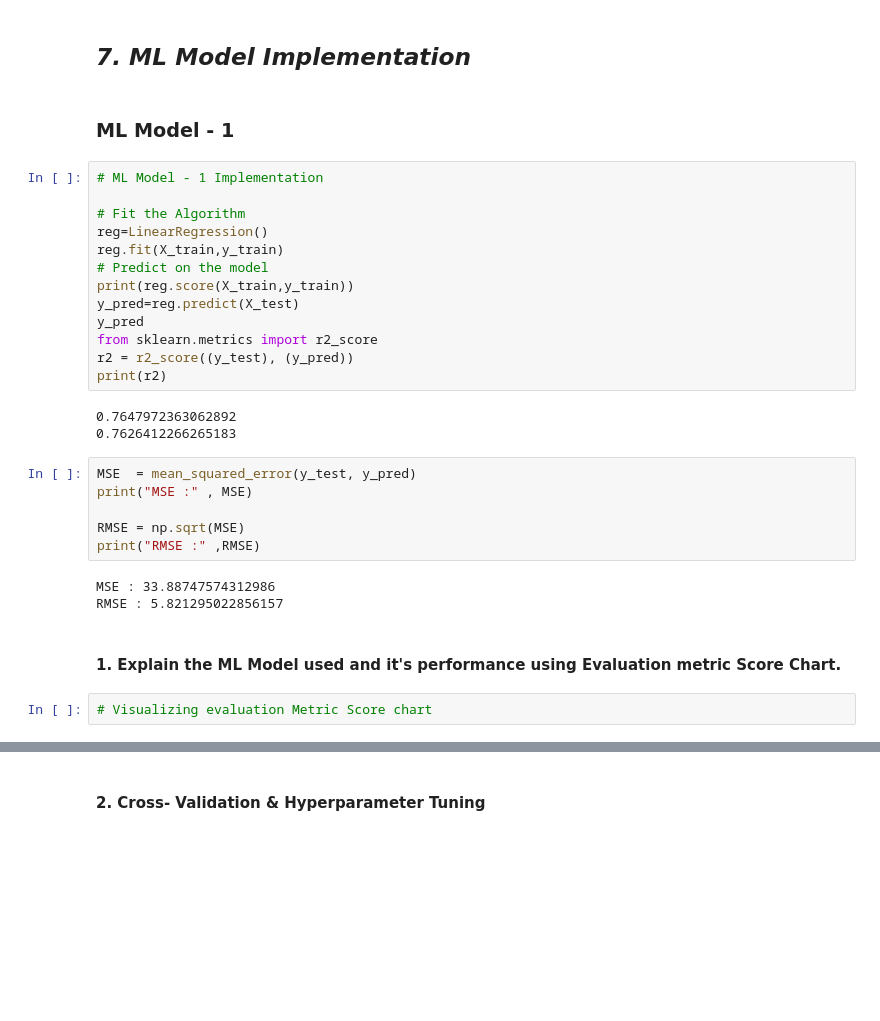
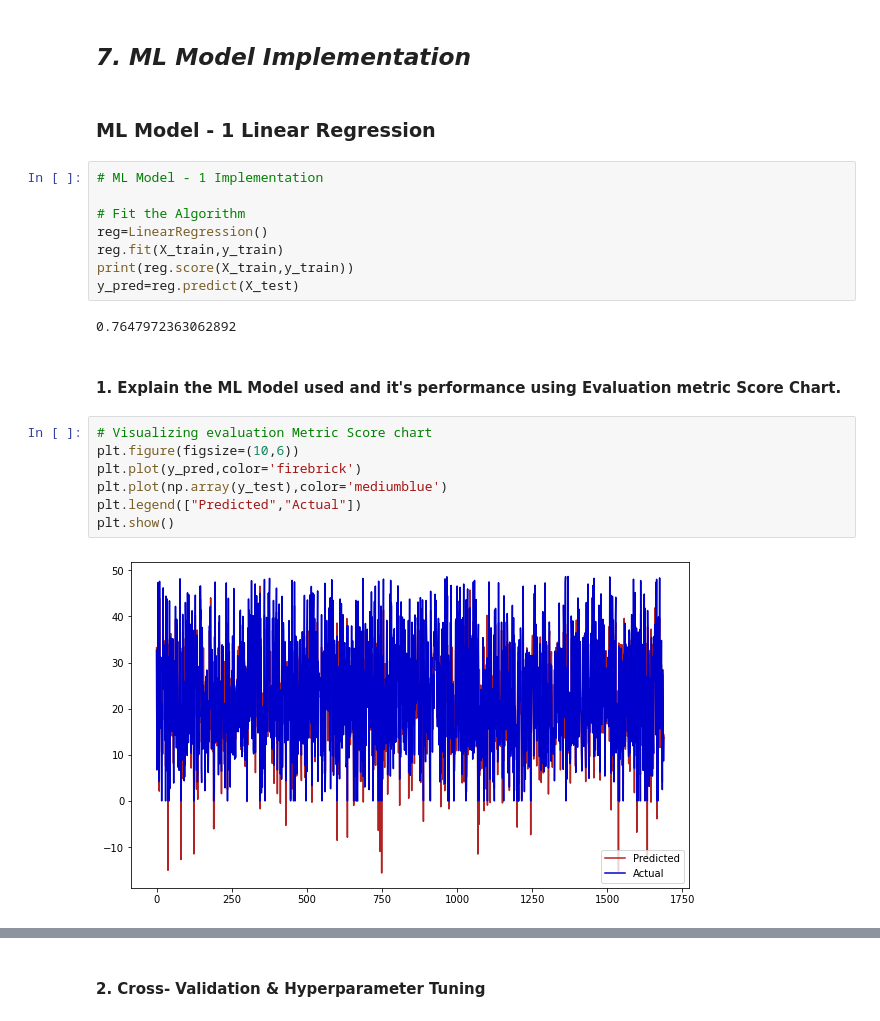
Before and after one commit to Sharath670/Linear-Regression-Capstone-Proj-2-, a Jupyter notebook: Capstone_Project_2(Linear_Regression).ipynb, the cells around one changed output, grey strips where cells are left out. Saved outputs shown, nothing was run; the diff lists cells and outputs as text; blank space fills up the shorter version.

```diff
--- a/Capstone_Project_2(Linear_Regression).ipynb
+++ b/Capstone_Project_2(Linear_Regression).ipynb
@@ -1015,33 +1018,25 @@ Answer Here.
 # %% [markdown]
 ## ***7. ML Model Implementation***
 # %% [markdown]
-### ML Model - 1
+### ML Model - 1 Linear Regression
 # %%
 # ML Model - 1 Implementation
 
 # Fit the Algorithm
 reg=LinearRegression()
 reg.fit(X_train,y_train)
-# Predict on the model
 print(reg.score(X_train,y_train))
 y_pred=reg.predict(X_test)
-y_pred
-from sklearn.metrics import r2_score
-r2 = r2_score((y_test), (y_pred))
-print(r2)
 # %% [output]
 0.7647972363062892
-0.7626412266265183
-# %%
-MSE  = mean_squared_error(y_test, y_pred)
-print("MSE :" , MSE)
-
-RMSE = np.sqrt(MSE)
-print("RMSE :" ,RMSE)
-# %% [output]
-MSE : 33.88747574312986
-RMSE : 5.821295022856157
 # %% [markdown]
 #### 1. Explain the ML Model used and it's performance using Evaluation metric Score Chart.
-# %%
-# Visualizing evaluation Metric Score chart
+# %%
+# Visualizing evaluation Metric Score chart
+plt.figure(figsize=(10,6))
+plt.plot(y_pred,color='firebrick')
+plt.plot(np.array(y_test),color='mediumblue')
+plt.legend(["Predicted","Actual"])
+plt.show()
+# %% [output]
+[figure, added]
```
Also changed, not shown: parts of 24 cells of this notebook.
